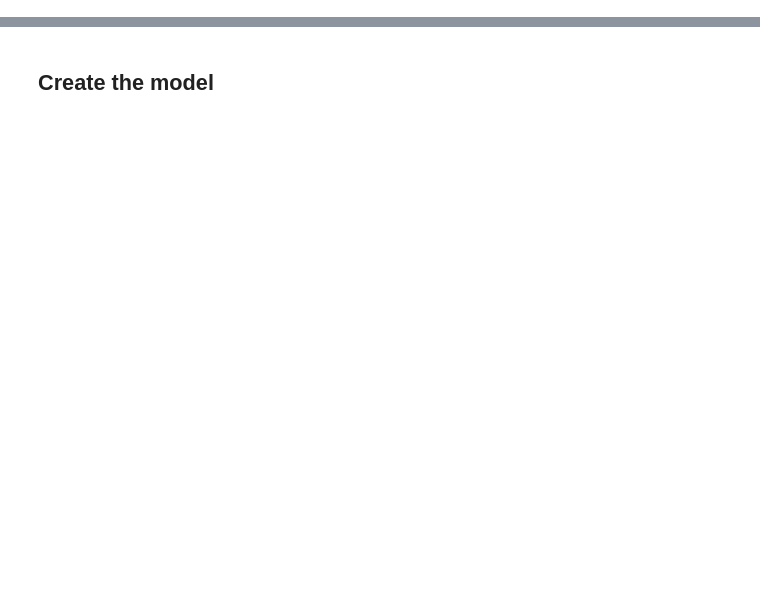
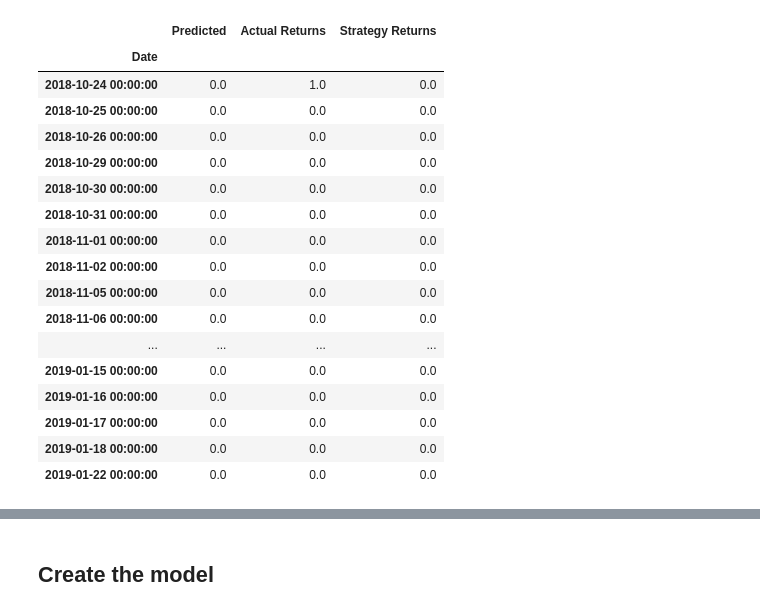
Before and after one commit to melaku721/Project-2-Team-6, a Jupyter notebook: MACD.ipynb, the cells around one changed output, grey strips where cells are left out. Cells and saved outputs as stored; diff of their text form; code cells hidden in the pictures; blank space fills up the shorter version.

```diff
--- a/MACD.ipynb
+++ b/MACD.ipynb
@@ -110,0 +165,4 @@ jpm.hvplot.line()
+# %%
+# Add RSI signal type to dataframe
+jpm_rsi_signals['RSI Signal'] = np.nan
+jpm_rsi_signals
@@ -110,0 +358,36 @@ jpm.hvplot.line()
+# %%
+# Create a new empty predictions DataFrame.
+
+# Create a predictions DataFrame
+lr_rsi_predictions_df = pd.DataFrame(index=rsi_X_test.index)
+
+# Add the SVM model predictions to the DataFrame
+lr_rsi_predictions_df['Predicted'] = rsi_pred
+
+# Add the actual returns to the DataFrame
+lr_rsi_predictions_df['Actual Returns'] = jpm_rsi_signals['RSI Signal']
+
+# Add the strategy returns to the DataFrame
+lr_rsi_predictions_df['Strategy Returns'] = lr_rsi_predictions_df['Actual Returns'] * lr_rsi_predictions_df['Predicted']
+
+# Review the DataFrame
+lr_rsi_predictions_df.head(60)
+# %% [output]
+|  | Predicted | Actual Returns | Strategy Returns |
+| Date |  |  |  |
+| 2018-10-24 00:00:00 | 0.0 | 1.0 | 0.0 |
+| 2018-10-25 00:00:00 | 0.0 | 0.0 | 0.0 |
+| 2018-10-26 00:00:00 | 0.0 | 0.0 | 0.0 |
+| 2018-10-29 00:00:00 | 0.0 | 0.0 | 0.0 |
+| 2018-10-30 00:00:00 | 0.0 | 0.0 | 0.0 |
+| 2018-10-31 00:00:00 | 0.0 | 0.0 | 0.0 |
+| 2018-11-01 00:00:00 | 0.0 | 0.0 | 0.0 |
+| 2018-11-02 00:00:00 | 0.0 | 0.0 | 0.0 |
+| 2018-11-05 00:00:00 | 0.0 | 0.0 | 0.0 |
+| 2018-11-06 00:00:00 | 0.0 | 0.0 | 0.0 |
+| ... | ... | ... | ... |
+| 2019-01-15 00:00:00 | 0.0 | 0.0 | 0.0 |
+| 2019-01-16 00:00:00 | 0.0 | 0.0 | 0.0 |
+| 2019-01-17 00:00:00 | 0.0 | 0.0 | 0.0 |
+| 2019-01-18 00:00:00 | 0.0 | 0.0 | 0.0 |
+| 2019-01-22 00:00:00 | 0.0 | 0.0 | 0.0 |
```
Also changed, not shown: parts of 37 cells of this notebook, 5 other files.
